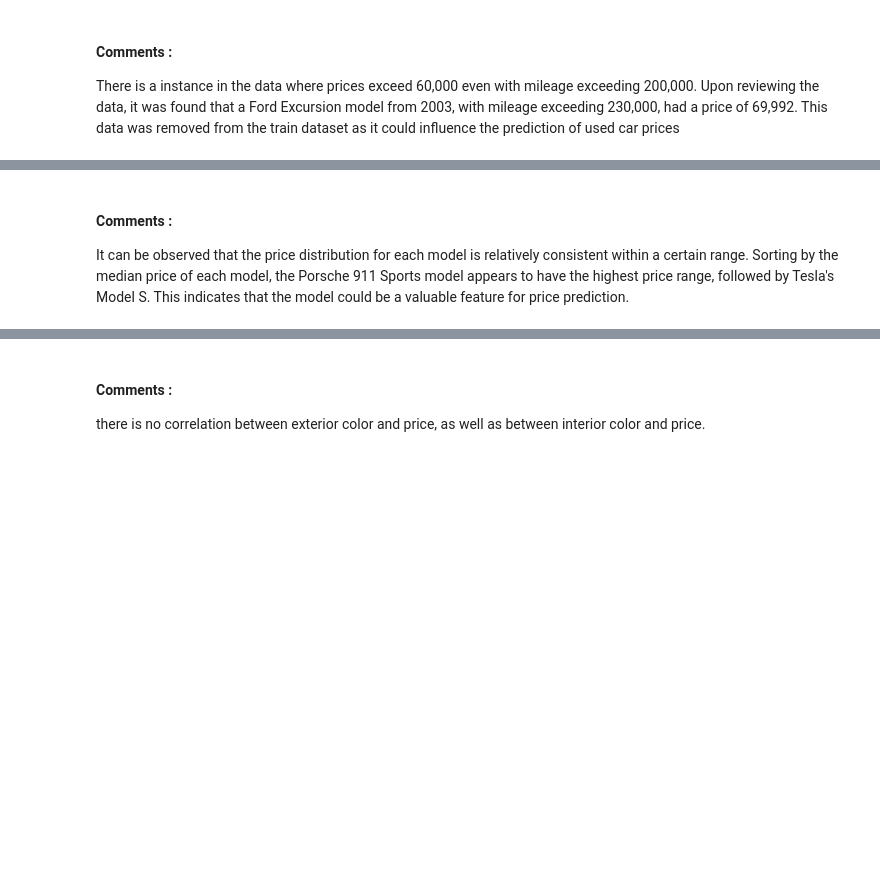
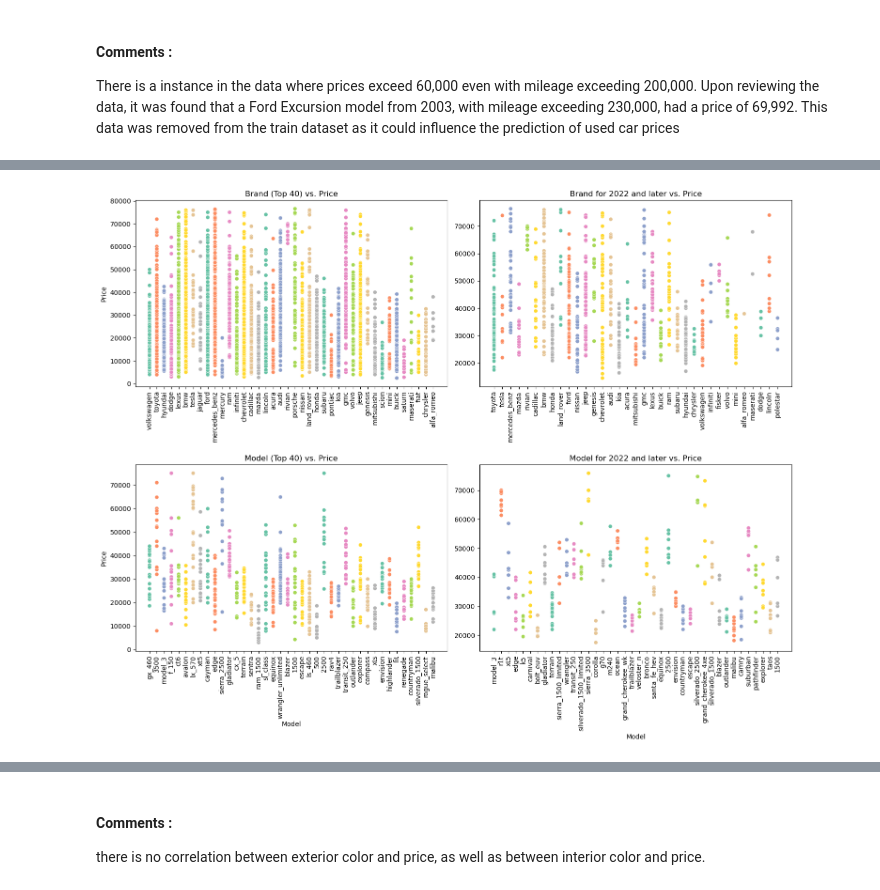
Before and after one commit to kish191919/Predict_Used_Car_Price_by_Python, a Jupyter notebook: Used_Car.ipynb, the cells around one changed output, grey strips where cells are left out. Cells and saved outputs as stored; diff of their text form; code cells hidden in the pictures; blank space fills up the shorter version.

```diff
--- a/Used_Car.ipynb
+++ b/Used_Car.ipynb
@@ -452,5 +397,64 @@ plt.show()
-# %% [markdown]
-#### Comments :
-
-It can be observed that the price distribution for each model is relatively consistent within a certain range. Sorting by the median price of each model, the Porsche 911 Sports model appears to have the highest price
-range, followed by Tesla's Model S. This indicates that the model could be a valuable feature for price prediction.
+# %%
+# Filter data for Year 2023 and later
+train_2022 = train[train['Year'] >= 2022]
+
+# Top 40 most frequent brands and models
+top_brand = train['Brand'].value_counts().nlargest(40).index
+top_model = train['Model'].value_counts().nlargest(40).index
+
+# Top 40 most frequent brands and models for 2022 and later
+top_brand_2022 = train_2022['Brand'].value_counts().nlargest(40).index
+top_model_2022 = train_2022['Model'].value_counts().nlargest(40).index
+
+
+# Extracting data corresponding to the top 40
+top_brand_data = train[train['Brand'].isin(top_brand)]
+top_model_data = train[train['Model'].isin(top_model)]
+
+# Extract data corresponding to the top 40 brands and models for 2022 and later
+top_brand_data_2022 = train_2022[train_2022['Brand'].isin(top_brand_2022)]
+top_model_data_2022 = train_2022[train_2022['Model'].isin(top_model_2022)]
+
+
+# Create a figure and axis objects
+fig, axes = plt.subplots(nrows=2, ncols=2, figsize=(15, 12))
+
+# Scatterplot for Brand
+sns.scatterplot(ax=axes[0, 0], x='Brand', y='Price', hue='Brand', data=top_brand_data, palette='Set2')
+axes[0, 0].legend().remove()
+axes[0, 0].set_title('Brand (Top 40) vs. Price')
+axes[0, 0].set_xlabel('')
+axes[0, 0].set_ylabel('Price')
+axes[0, 0].tick_params(axis='x', rotation=90)
+
+
+# Scatterplot for Brand for 2022 and later
+sns.scatterplot(ax=axes[0, 1], x='Brand', y='Price', hue='Brand', data=top_brand_data_2022, palette='Set2')
+axes[0, 1].legend().remove()
+axes[0, 1].set_title('Brand for 2022 and later vs. Price')
+axes[0, 1].set_xlabel('')
+axes[0, 1].set_ylabel('')
+axes[0, 1].tick_params(axis='x', rotation=90)
+
+
+# Scatterplot for Model
+sns.scatterplot(ax=axes[1, 0], x='Model', y='Price', hue='Model', data=top_model_data, palette='Set2')
+axes[1, 0].legend().remove()
+axes[1, 0].set_title('Model (Top 40) vs. Price')
+axes[1, 0].set_xlabel('Model')
+axes[1, 0].set_ylabel('Price')
+axes[1, 0].tick_params(axis='x', rotation=90)
+
+
+# Scatterplot for Model for 2022 and later
+sns.scatterplot(ax=axes[1, 1], x='Model', y='Price', hue='Model', data=top_model_data_2022, palette='Set2')
+axes[1, 1].legend().remove()
+axes[1, 1].set_title('Model for 2022 and later vs. Price')
+axes[1, 1].set_xlabel('Model')
+axes[1, 1].set_ylabel('')
+axes[1, 1].tick_params(axis='x', rotation=90)
+
+plt.tight_layout(h_pad=2)
+plt.show()
+# %% [output]
+[figure, added]
```
Also changed, not shown: parts of 46 cells of this notebook.
